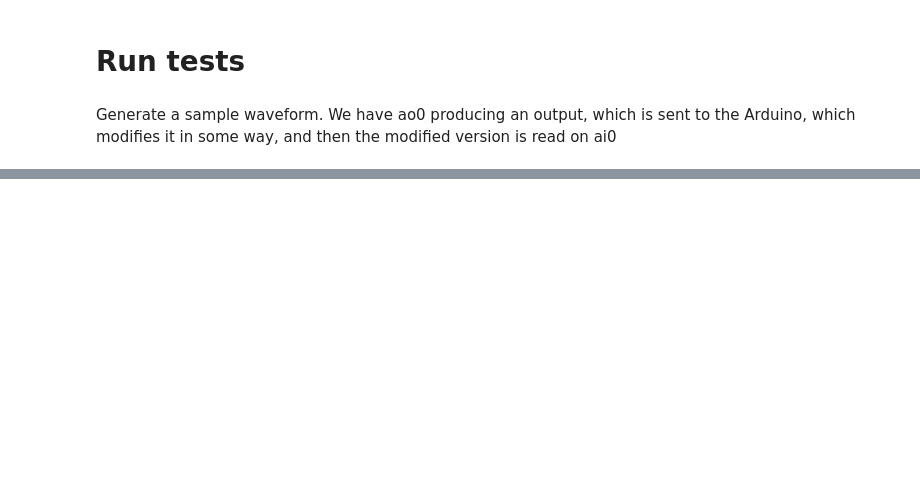
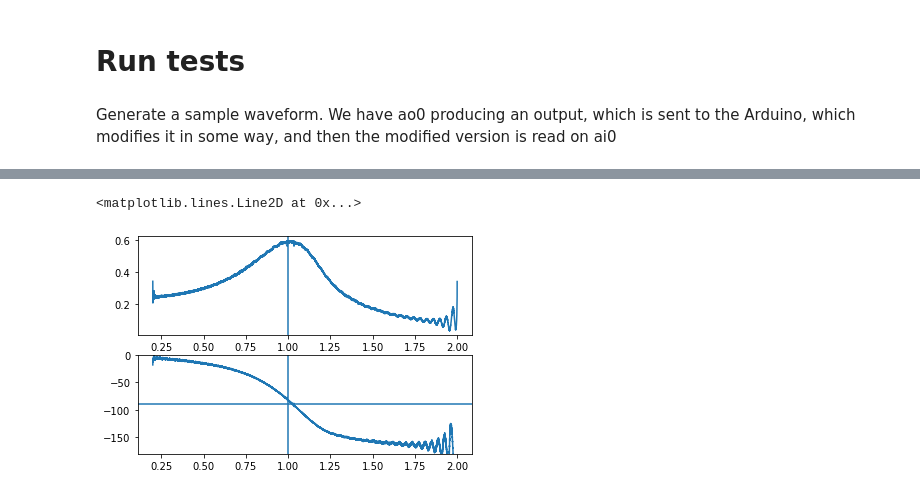
Before and after one commit to tytell/ForceFeedback, a Jupyter notebook: test_input_output.ipynb, the cells around one changed output, grey strips where cells are left out. Cells and saved outputs as stored; diff of their text form; code cells hidden in the pictures; blank space fills up the shorter version.

```diff
--- a/test_input_output.ipynb
+++ b/test_input_output.ipynb
@@ -58,0 +86,14 @@ plt.show()
+# %%
+fig, ax = plt.subplots(2, 1)
+
+ax[0].plot(freq, np.abs(inH) / np.abs(outH))
+ax[0].axvline(1.0)
+
+ax[1].plot(freq, np.rad2deg(np.unwrap(np.angle(inH) - np.angle(outH))))
+
+ax[1].set_ylim([-180, 0])
+ax[1].axhline(-90)
+ax[1].axvline(1.0)
+# %% [output]
+<matplotlib.lines.Line2D at 0x...>
+[figure, added]
```
Also changed, not shown: parts of 9 cells of this notebook.
